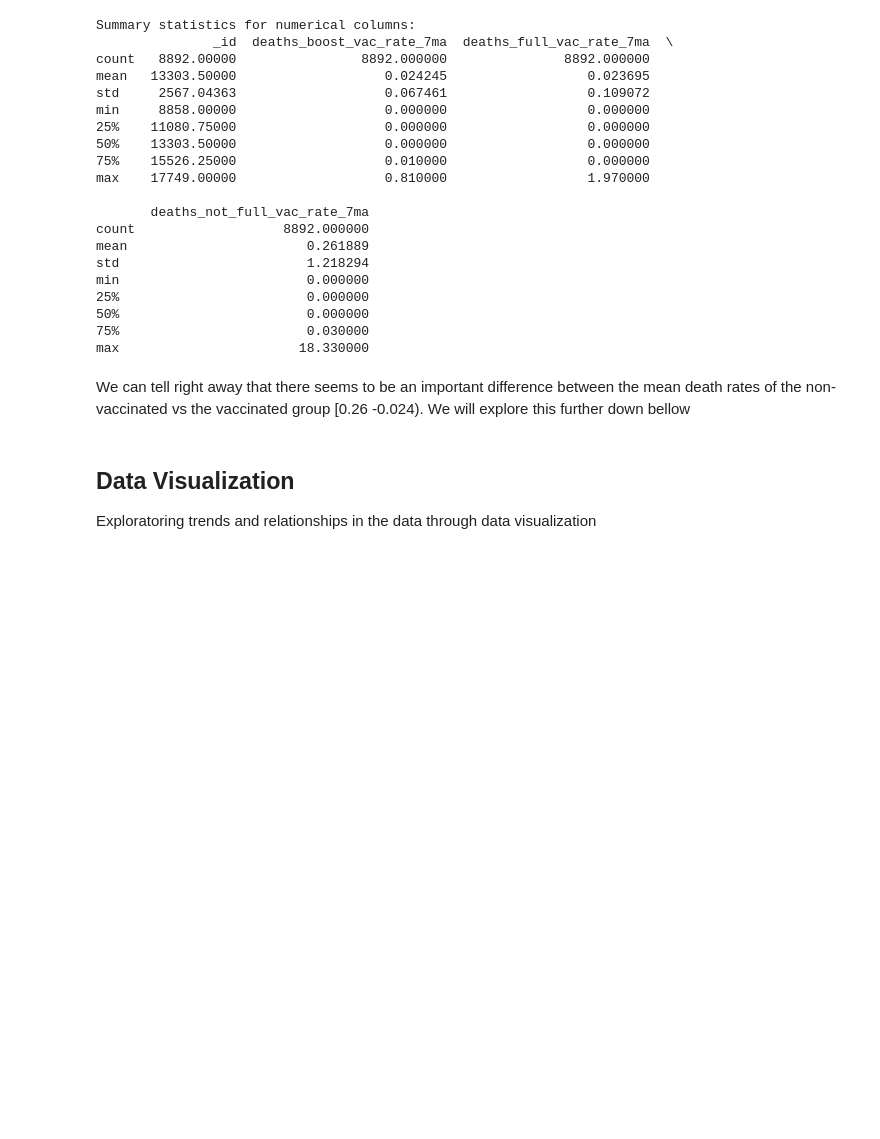
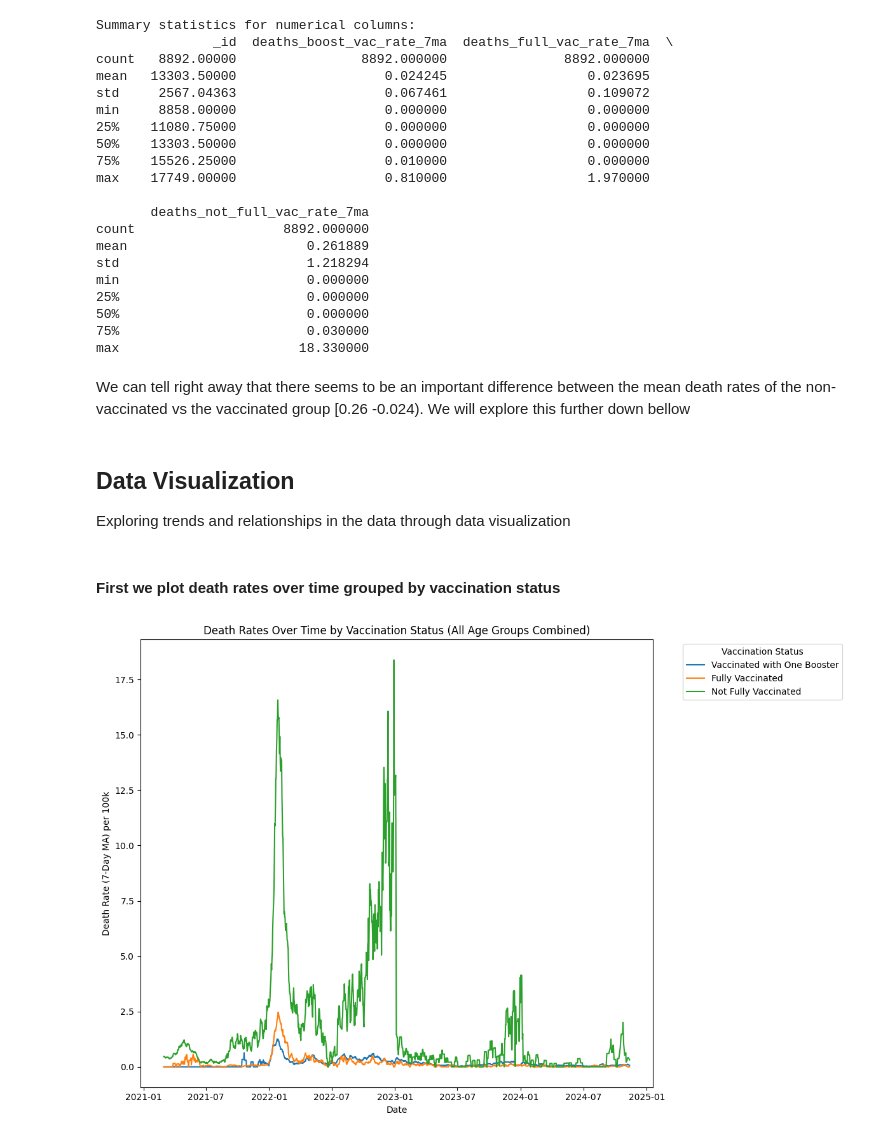
Before and after one commit to DiegoPiza/AI_tools_for_PH, a Jupyter notebook: Final_Assignment.ipynb, the cells around one changed output. Drawn from its saved outputs; the diff is of its cells as text; code cells hidden in the pictures; blank space fills up the shorter version.

```diff
--- a/Final_Assignment.ipynb
+++ b/Final_Assignment.ipynb
@@ -118,4 +124,28 @@ max                       18.330000
 We can tell right away that there seems to be an important difference between the mean death rates of the non-vaccinated vs the vaccinated group [0.26 -0.024). We will explore this further down bellow
 # %% [markdown]
 ## Data Visualization
-Exploratoring trends and relationships in the data through data visualization
+Exploring trends and relationships in the data through data visualization
+# %% [markdown]
+#### First we plot death rates over time grouped by vaccination status
+# %%
+# Set the size of the plot
+plt.figure(figsize=(12, 8))
+
+# Plotting the three aggregated categories as simple lines
+plt.plot(agg_data.index, agg_data['Vaccinated with One Booster'], label='Vaccinated with One Booster')
+plt.plot(agg_data.index, agg_data['Fully Vaccinated'], label='Fully Vaccinated')
+plt.plot(agg_data.index, agg_data['Not Fully Vaccinated'], label='Not Fully Vaccinated')
+
+# Adding labels and title
+plt.title("Death Rates Over Time by Vaccination Status (All Age Groups Combined)")
+plt.xlabel("Date")
+plt.ylabel("Death Rate (7-Day MA) per 100k")
+
+# Adjust the legend
+plt.legend(title="Vaccination Status", bbox_to_anchor=(1.05, 1), loc='upper left')
+
+# Show the plot
+plt.tight_layout()
+plt.show()
+# %% [output]
+[figure, added]
```
Also changed, not shown: parts of 6 cells of this notebook.
